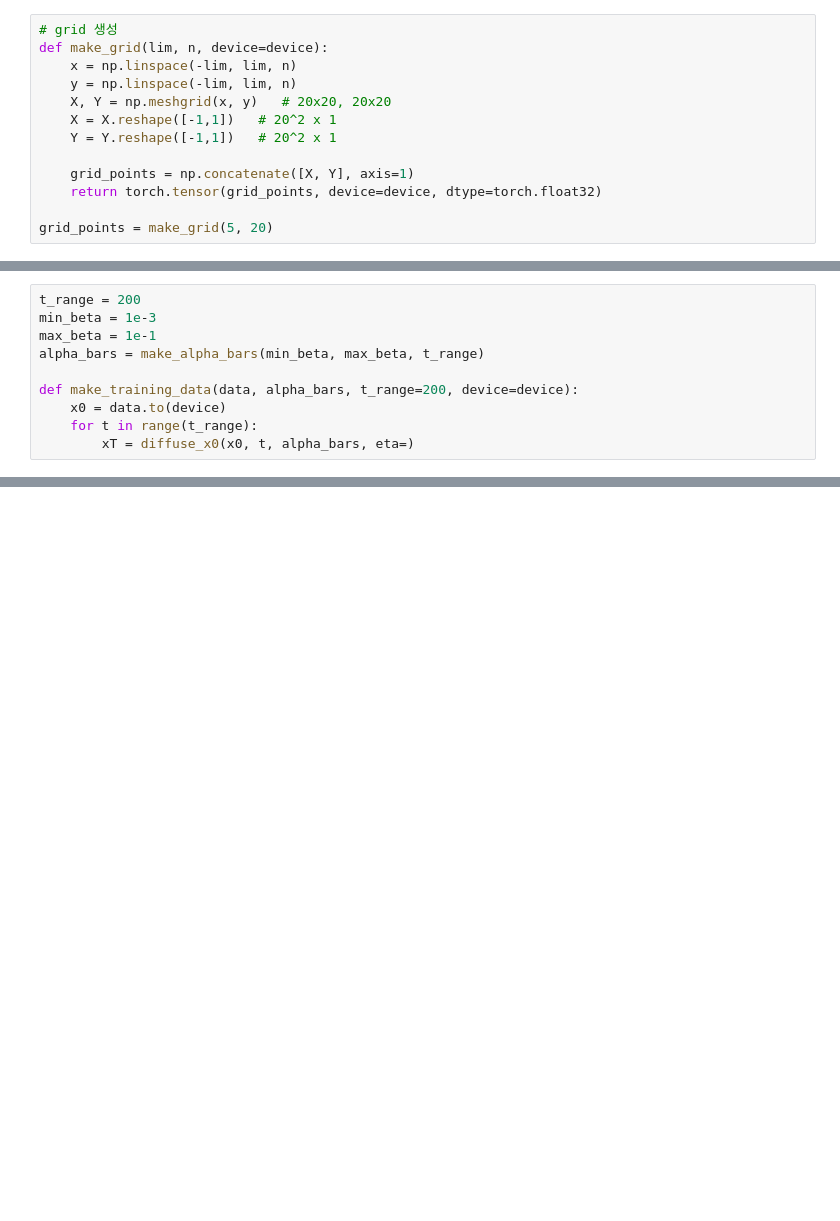
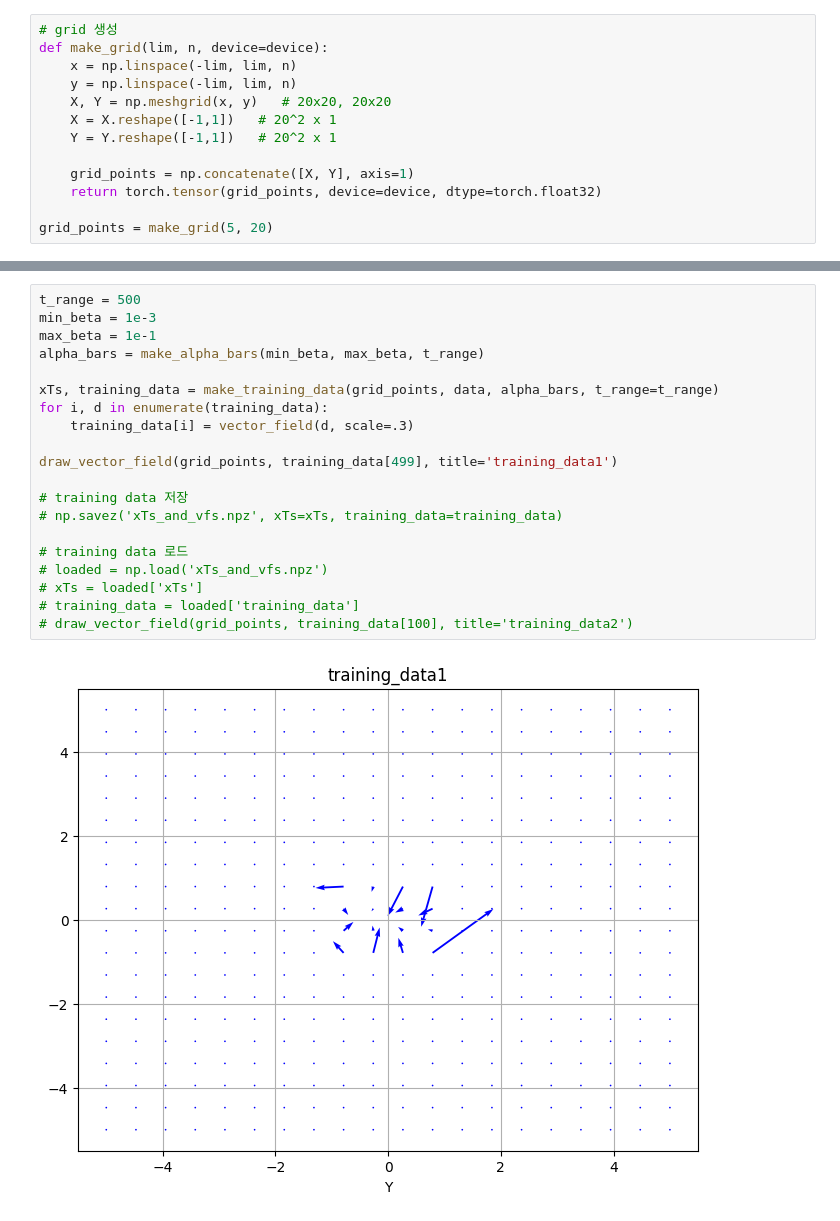
Before and after one commit to gudtjd82/aAIs_Internhip, a Jupyter notebook: diffusive_flow/diffusive_flow3.ipynb, the cells around one changed output, grey strips where cells are left out. Saved outputs shown, nothing was run; the diff lists cells and outputs as text; blank space fills up the shorter version.

```diff
--- a/diffusive_flow/diffusive_flow3.ipynb
+++ b/diffusive_flow/diffusive_flow3.ipynb
@@ -122,13 +128,3 @@ def draw_vector_field(grid_points, vf, scale=5, color='blue', width=0.003, title
     plt.title(title)
     plt.grid(True)
     plt.show()
-# %%
-t_range = 200
-min_beta = 1e-3
-max_beta = 1e-1
-alpha_bars = make_alpha_bars(min_beta, max_beta, t_range)
-
-def make_training_data(data, alpha_bars, t_range=200, device=device):
-    x0 = data.to(device)
-    for t in range(t_range):
-        xT = diffuse_x0(x0, t, alpha_bars, eta=)
@@ -134,0 +175,22 @@ def make_training_data(data, alpha_bars, t_range=200, device=device):
+# %%
+t_range = 500
+min_beta = 1e-3
+max_beta = 1e-1
+alpha_bars = make_alpha_bars(min_beta, max_beta, t_range)
+
+xTs, training_data = make_training_data(grid_points, data, alpha_bars, t_range=t_range)
+for i, d in enumerate(training_data):
+    training_data[i] = vector_field(d, scale=.3)
+
+draw_vector_field(grid_points, training_data[499], title='training_data1')
+
+# training data 저장
+# np.savez('xTs_and_vfs.npz', xTs=xTs, training_data=training_data)
+
+# training data 로드
+# loaded = np.load('xTs_and_vfs.npz')
+# xTs = loaded['xTs']
+# training_data = loaded['training_data']
+# draw_vector_field(grid_points, training_data[100], title='training_data2')
+# %% [output]
+[figure, added]
```
Also changed, not shown: parts of 7 cells of this notebook, 1 other file.
